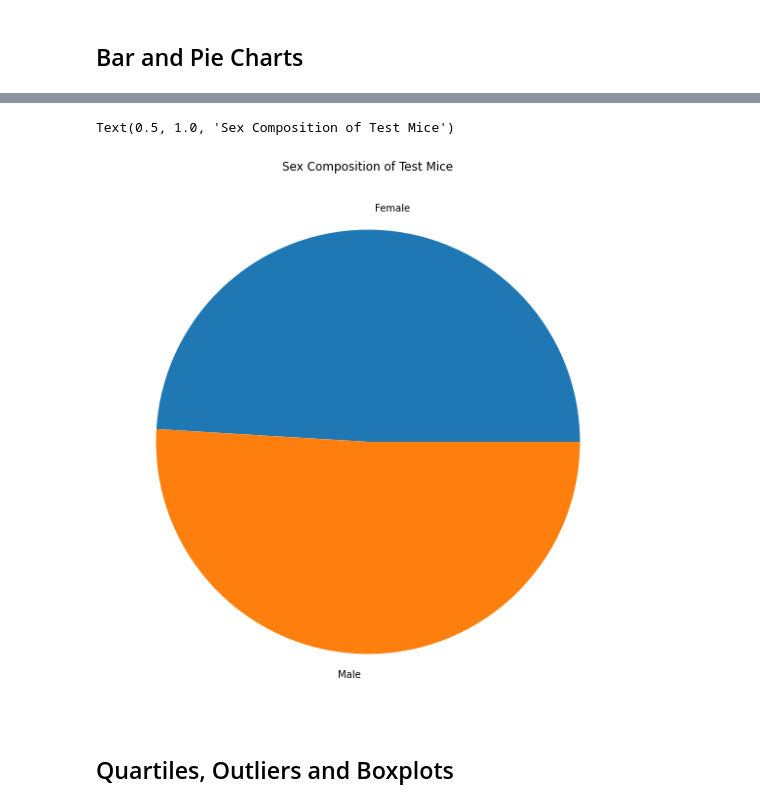
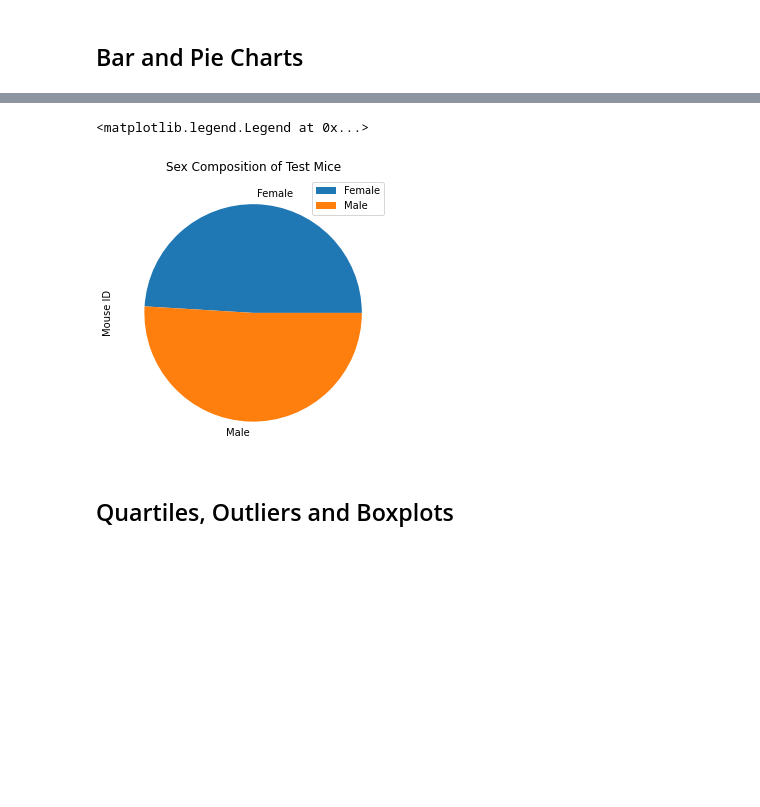
Before and after one commit to Uc71/Chemotherapy-Drug-Trials, a Jupyter notebook: week_05 Matplotlib_Homework_Pymaceuticals_pymaceuticals_starter.ipynb, the cells around one changed output, grey strips where cells are left out. Saved outputs shown, nothing was run; the diff lists cells and outputs as text; code cells hidden in the pictures; blank space fills up the shorter version.

```diff
--- a/week_05 Matplotlib_Homework_Pymaceuticals_pymaceuticals_starter.ipynb
+++ b/week_05 Matplotlib_Homework_Pymaceuticals_pymaceuticals_starter.ipynb
@@ -171,14 +175,15 @@ mergesex_df.plot.pie(y="Mouse ID",figsize=(5, 5))
 # %%
 # Generate a pie plot showing the distribution of female versus male mice using pyplot
 labels=["Female","Male"]
 sizes=[newmerge_df.groupby("Sex").count()["Mouse ID"]]
-ax = plt.subplots(figsize=(15,10))
+ax = plt.subplots(figsize=(5,5))
 plt.pie(sizes,labels=labels)
 plt.title("Sex Composition of Test Mice")
-plt.
+plt.ylabel("Mouse ID")
+plt.legend()
 # %% [output]
-Text(0.5, 1.0, 'Sex Composition of Test Mice')
+<matplotlib.legend.Legend at 0x...>
-[figure, old version]
+[figure, new version]
 # %% [markdown]
 ## Quartiles, Outliers and Boxplots
 # %%
```
Also changed, not shown: parts of 6 cells of this notebook.
